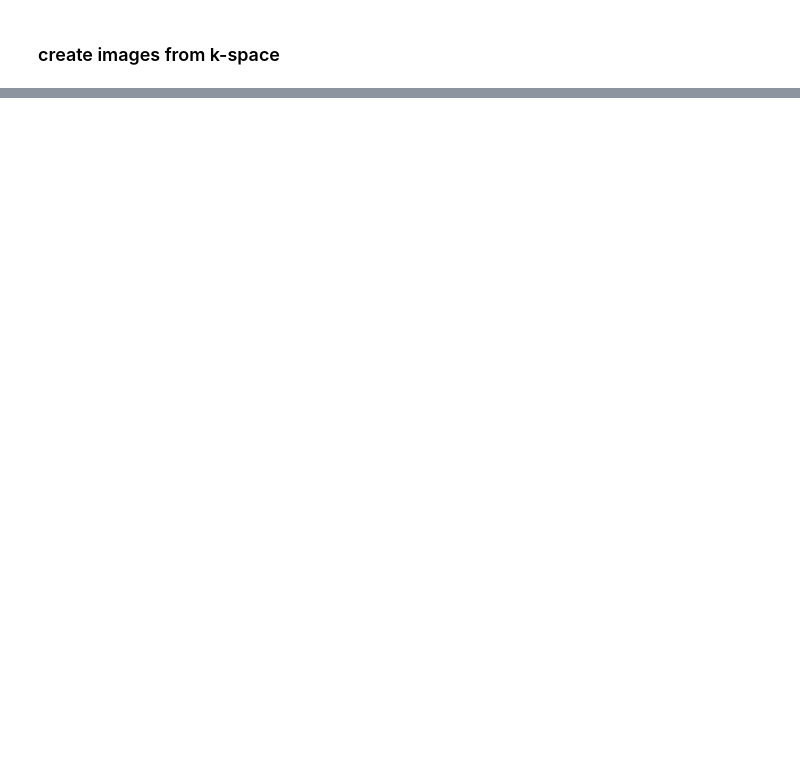
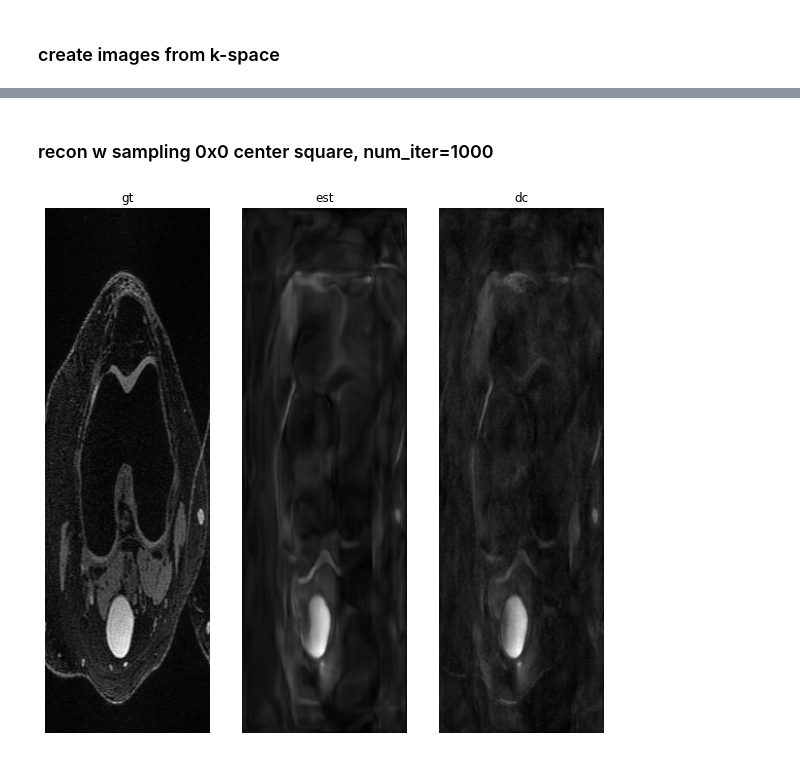
Before and after one commit to davevanveen/unsup_mri, a Jupyter notebook: ipynb/20201020_3d_mri_toy_dataset.ipynb, the cells around one changed output, grey strips where cells are left out. Saved outputs shown, nothing was run; the diff lists cells and outputs as text; code cells hidden in the pictures; blank space fills up the shorter version.

```diff
--- a/ipynb/20201020_3d_mri_toy_dataset.ipynb
+++ b/ipynb/20201020_3d_mri_toy_dataset.ipynb
@@ -172,0 +199,6 @@ plot_single(img_est)
+# %% [markdown]
+### recon w sampling 0x0 center square, num_iter=1000
+# %%
+plot_list([img_gt, img_est, img_dc])
+# %% [output]
+[figure, added]
```
Also changed, not shown: parts of 23 cells of this notebook, 4 other files.
